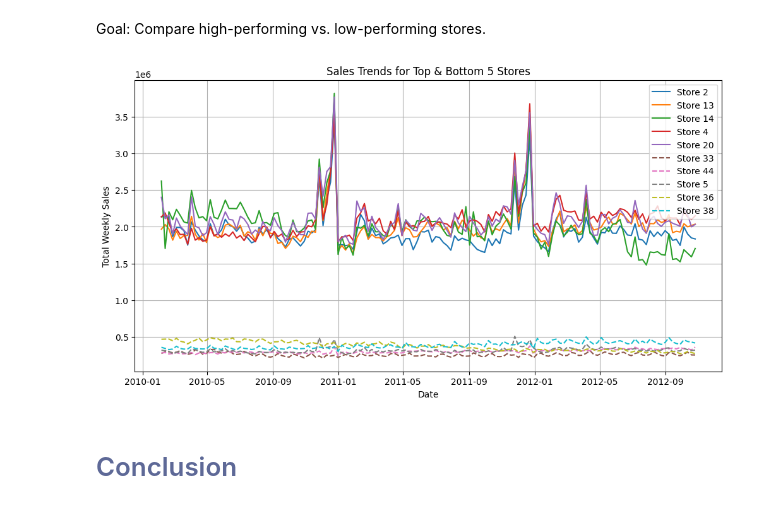
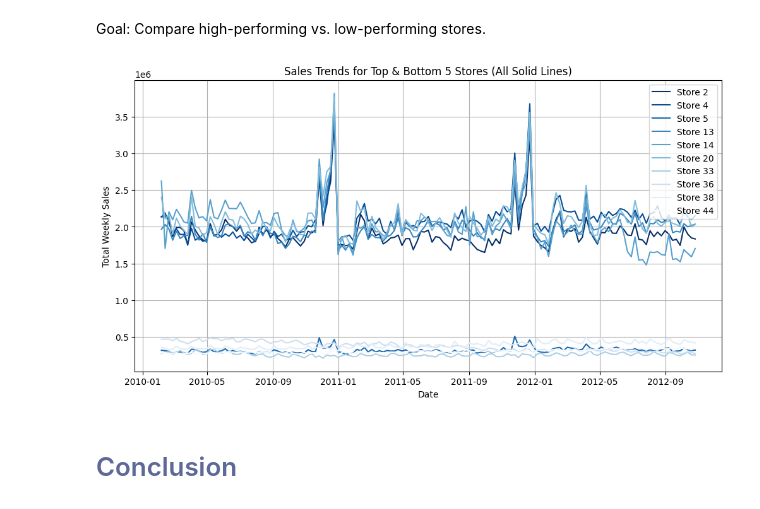
Before and after one commit to johnpospisil/walmart-sales, a Jupyter notebook: forecasting-walmart-sales.ipynb, the cells around one changed output. Drawn from its saved outputs; the diff is of its cells as text; code cells hidden in the pictures.

Commit message:
Refine visualizations.

```diff
--- a/forecasting-walmart-sales.ipynb
+++ b/forecasting-walmart-sales.ipynb
@@ -719,47 +720,47 @@ plt.show()
 Goal: Compare high-performing vs. low-performing stores.
 # %%
 import matplotlib.pyplot as plt
+import numpy as np
+import matplotlib.cm as cm  # Import colormap module
 
 # Get total sales per store
 store_totals = train.groupby("Store")["Weekly_Sales"].sum().sort_values()
 
 # Select top 5 and bottom 5 stores
 top_stores = store_totals.tail(5).index
 bottom_stores = store_totals.head(5).index
 
 # Filter the dataset for these stores & aggregate sales per date
 top_bottom_df = (
     train[train["Store"].isin(top_stores.union(bottom_stores))]
     .groupby(["Date", "Store"], as_index=False)["Weekly_Sales"]
     .sum()
 )
 
 # Sort by Date to ensure proper plotting
 top_bottom_df.sort_values("Date", inplace=True)
 
-# Plot sales trends
+# Generate a colormap with smooth gradient transition
+num_colors = len(top_stores) + len(bottom_stores)  # Number of unique colors needed
+colors = cm.Blues_r(np.linspace(0, 1, num_colors))  # Smooth color gradient from viridis
+
 plt.figure(figsize=(12,6))
 
-# Plot top stores
-for store in top_stores:
+# Plot both top and bottom stores with solid lines
+for i, store in enumerate(top_stores.union(bottom_stores)):  # Combine both lists
     subset = top_bottom_df[top_bottom_df["Store"] == store]
-    plt.plot(subset["Date"], subset["Weekly_Sales"], label=f"Store {store}")
-
-# Plot bottom stores (dashed line)
-for store in bottom_stores:
-    subset = top_bottom_df[top_bottom_df["Store"] == store]
-    plt.plot(subset["Date"], subset["Weekly_Sales"], label=f"Store {store}", linestyle="dashed")
+    plt.plot(subset["Date"], subset["Weekly_Sales"],
+             label=f"Store {store}", color=colors[i])
 
 # Formatting
 plt.xlabel("Date")
 plt.ylabel("Total Weekly Sales")
-plt.title("Sales Trends for Top & Bottom 5 Stores")
+plt.title("Sales Trends for Top & Bottom 5 Stores (All Solid Lines)")
 plt.legend()
 plt.grid(True)
-
-# Show the plot
+plt.savefig("Top_Bottom_Stores.jpg", format="jpg", dpi=300)
 plt.show()
 # %% [output]
-[figure, old version]
+[figure, new version]
 # %% [markdown]
 # <span style="color:#5E6997">Conclusion</span> <a class="anchor" id="conclusion"></a>
```
Also changed, not shown: parts of 5 cells of this notebook.
